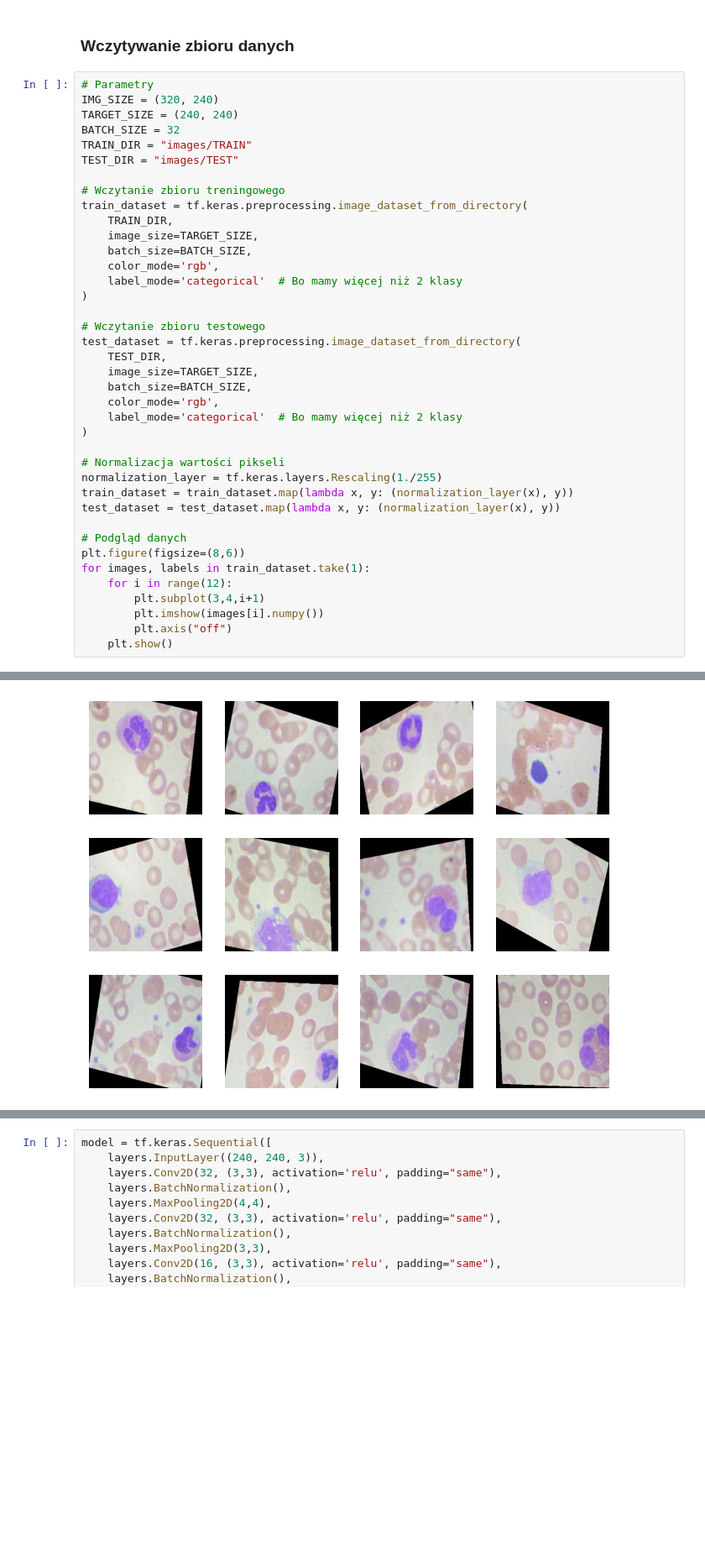
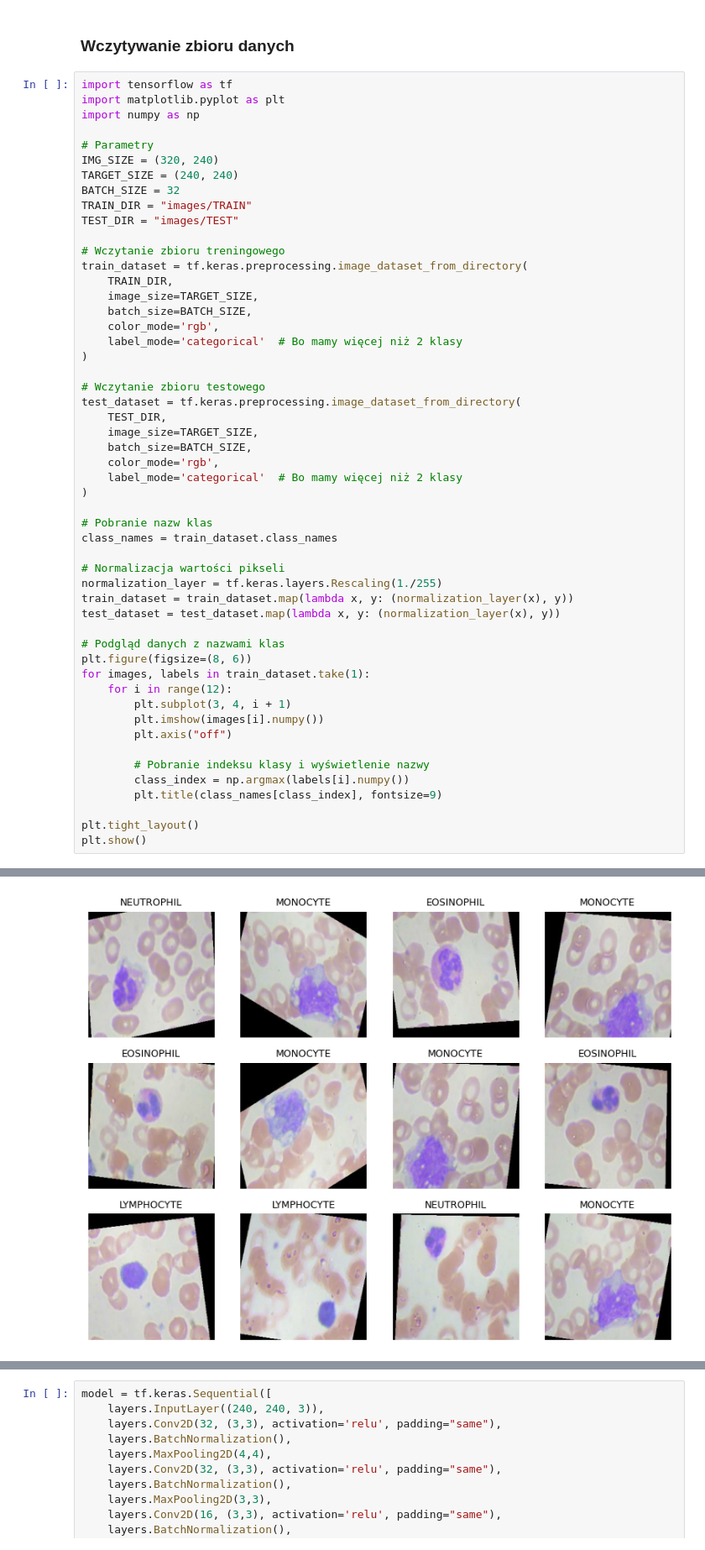
Before and after one commit to Azalurg/ai, a Jupyter notebook: main.ipynb, the cells around one changed output, grey strips where cells are left out. Shown: that part at 84% size. Drawn from its saved outputs; the diff is of its cells as text; blank space fills up the shorter version.

Commit message:
Update image display

```diff
--- a/main.ipynb
+++ b/main.ipynb
@@ -46,6 +42,10 @@ To enable the following instructions: AVX2 AVX_VNNI FMA, in other operations, re
 # %% [markdown]
 ### Wczytywanie zbioru danych
 # %%
+import tensorflow as tf
+import matplotlib.pyplot as plt
+import numpy as np
+
 # Parametry
 IMG_SIZE = (320, 240)
 TARGET_SIZE = (240, 240)
@@ -71,19 +71,28 @@ test_dataset = tf.keras.preprocessing.image_dataset_from_directory(
     label_mode='categorical'  # Bo mamy więcej niż 2 klasy
 )
 
+# Pobranie nazw klas
+class_names = train_dataset.class_names
+
 # Normalizacja wartości pikseli
 normalization_layer = tf.keras.layers.Rescaling(1./255)
 train_dataset = train_dataset.map(lambda x, y: (normalization_layer(x), y))
 test_dataset = test_dataset.map(lambda x, y: (normalization_layer(x), y))
 
-# Podgląd danych
-plt.figure(figsize=(8,6))
+# Podgląd danych z nazwami klas
+plt.figure(figsize=(8, 6))
 for images, labels in train_dataset.take(1):
     for i in range(12):
-        plt.subplot(3,4,i+1)
+        plt.subplot(3, 4, i + 1)
         plt.imshow(images[i].numpy())
         plt.axis("off")
-    plt.show()
+
+        # Pobranie indeksu klasy i wyświetlenie nazwy
+        class_index = np.argmax(labels[i].numpy())
+        plt.title(class_names[class_index], fontsize=9)
+
+plt.tight_layout()
+plt.show()
 # %% [output]
 Found 9957 files belonging to 4 classes.
 Found 2487 files belonging to 4 classes.
@@ -90 +100 @@ Found 2487 files belonging to 4 classes.
-[figure, old version]
+[figure, new version]
```
Also changed, not shown: parts of 3 cells of this notebook, 1 other file.
